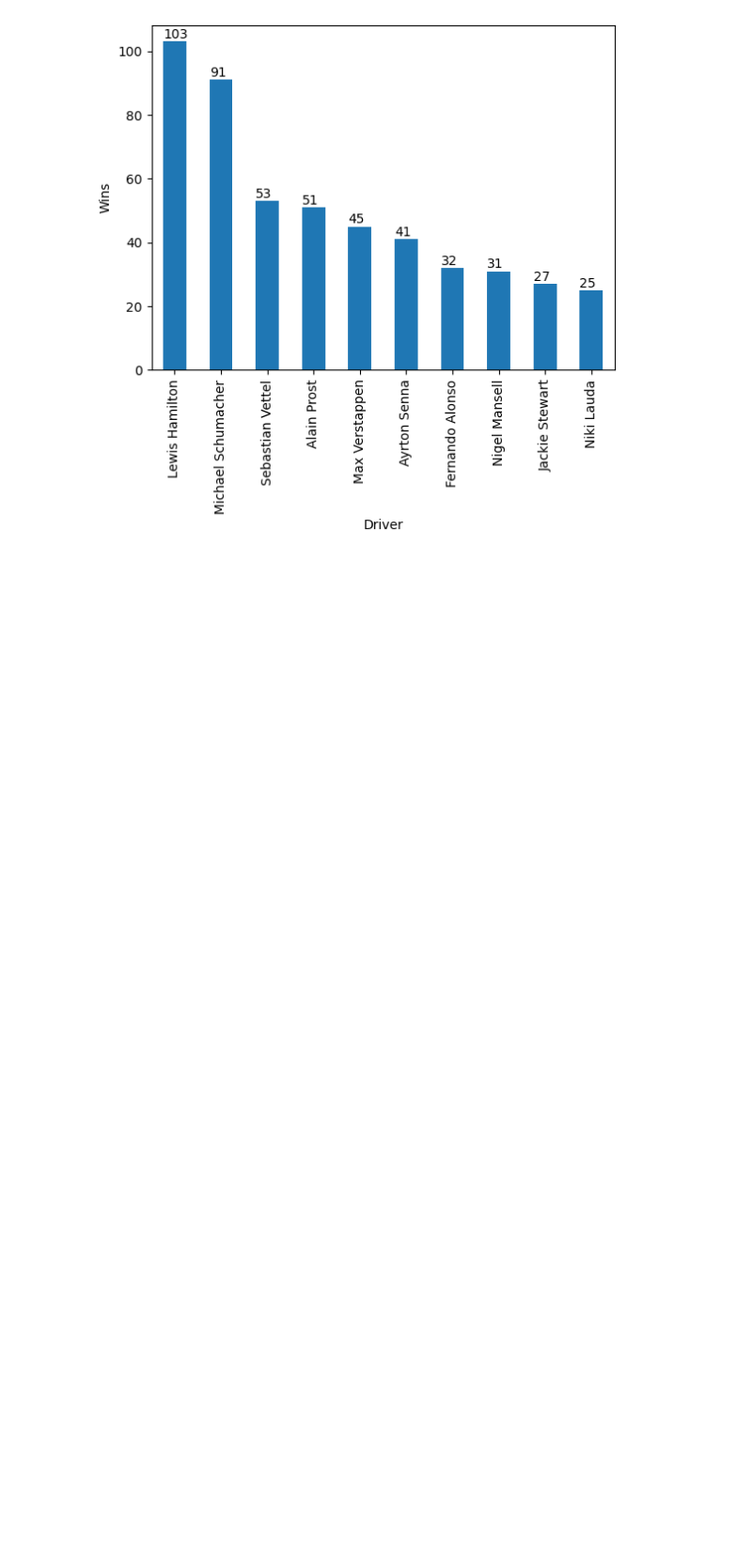
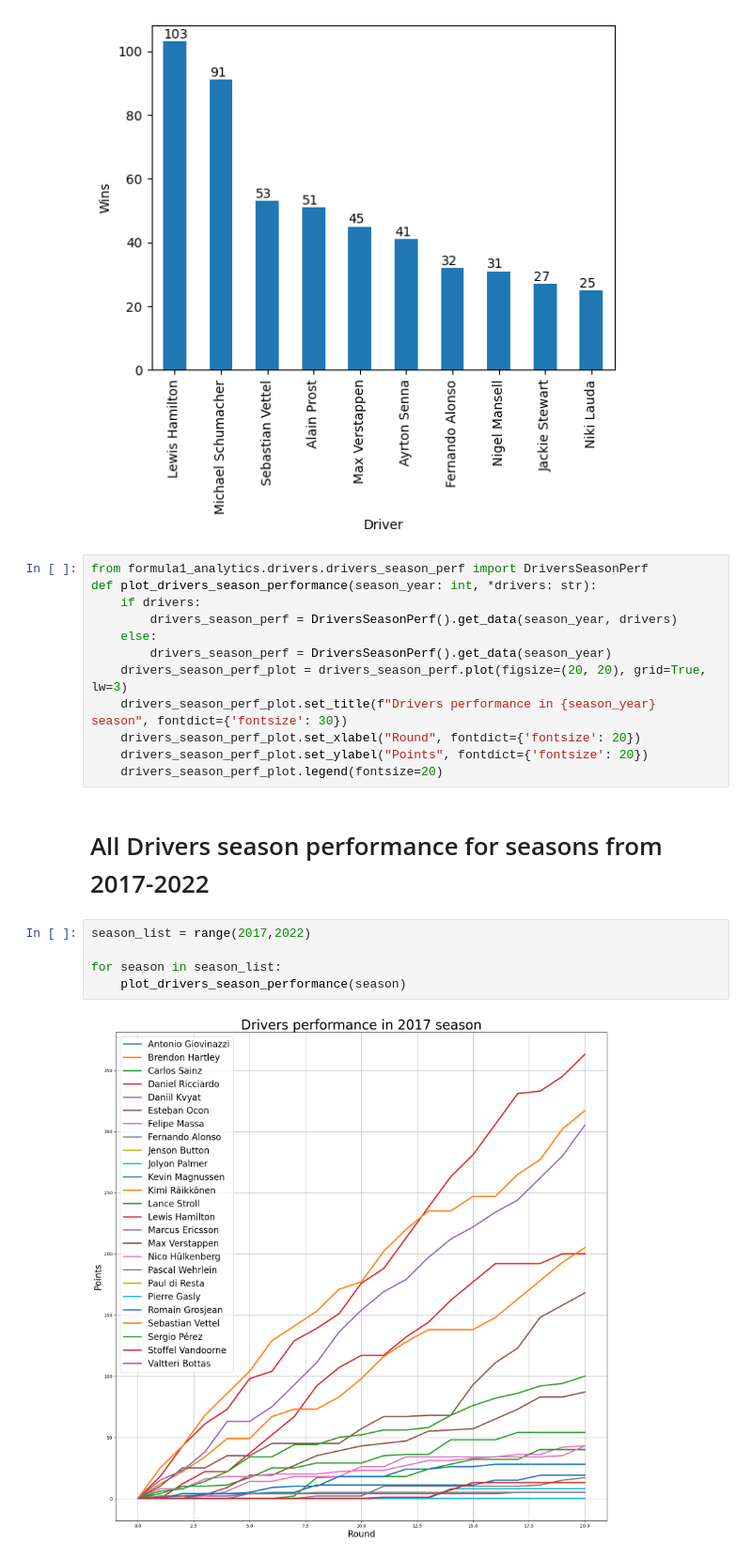
Before and after one commit to Dewciu/formula1_analytics, a Jupyter notebook: main.ipynb, the cells around one changed output. Shown at 94% size. Saved outputs shown, nothing was run; the diff lists cells and outputs as text; blank space fills up the shorter version.

Commit message:
drivers season performance working

```diff
--- a/main.ipynb
+++ b/main.ipynb
@@ -11,3 +11,24 @@ for index, value in enumerate(drivers_most_wins['wins']):
     drivers_most_wins_plot.text(index - 0.25, value + 1, str(value))
 # %% [output]
 [figure]
+# %%
+from formula1_analytics.drivers.drivers_season_perf import DriversSeasonPerf
+def plot_drivers_season_performance(season_year: int, *drivers: str):
+    if drivers:
+        drivers_season_perf = DriversSeasonPerf().get_data(season_year, drivers)
+    else:
+        drivers_season_perf = DriversSeasonPerf().get_data(season_year)
+    drivers_season_perf_plot = drivers_season_perf.plot(figsize=(20, 20), grid=True, lw=3)
+    drivers_season_perf_plot.set_title(f"Drivers performance in {season_year} season", fontdict={'fontsize': 30})
+    drivers_season_perf_plot.set_xlabel("Round", fontdict={'fontsize': 20})
+    drivers_season_perf_plot.set_ylabel("Points", fontdict={'fontsize': 20})
+    drivers_season_perf_plot.legend(fontsize=20)
+# %% [markdown]
+# All Drivers season performance for seasons from 2017-2022
+# %%
+season_list = range(2017,2022)
+
+for season in season_list:
+    plot_drivers_season_performance(season)
+# %% [output]
+[figure, added]
```
Also changed, not shown: parts of 1 cell of this notebook, 3 other files.
